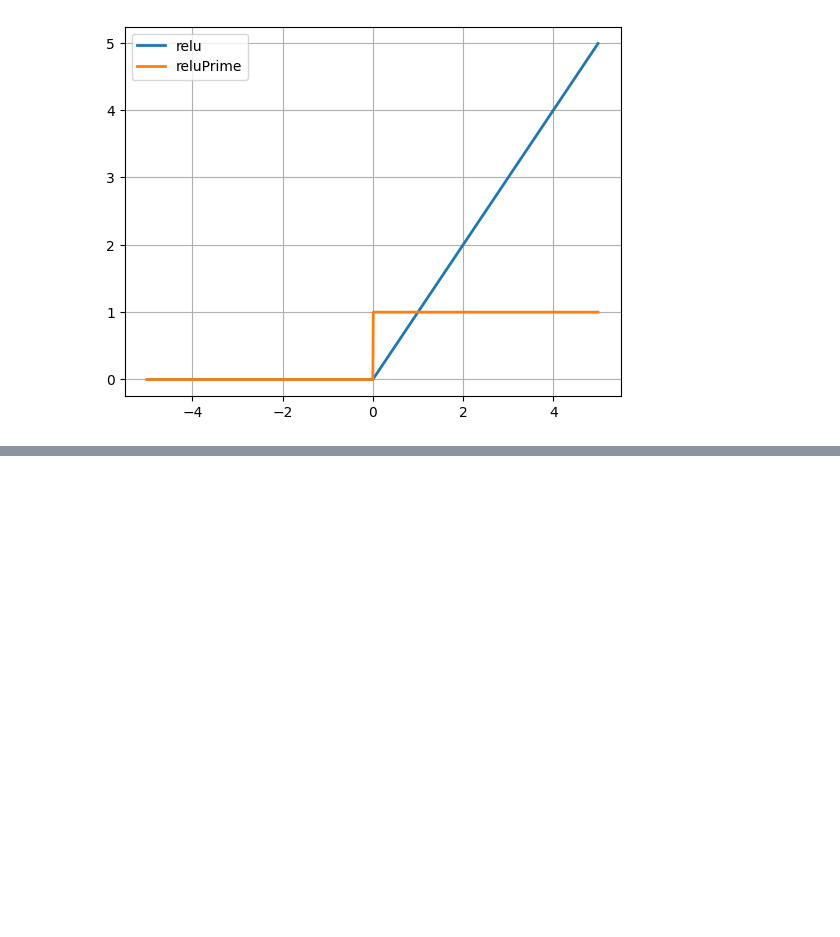
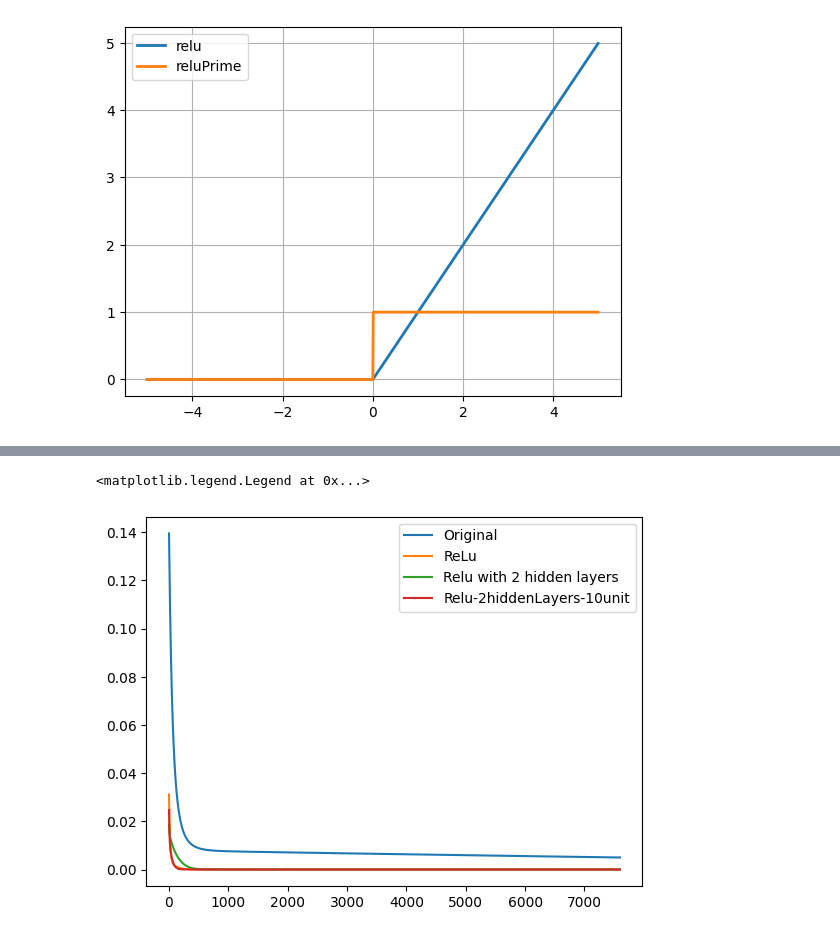
Before and after one commit to khanhthien123/CogSci131-Sp2024, a Jupyter notebook: NeuralNetsSummer23.ipynb, the cells around one changed output, grey strips where cells are left out. Saved outputs shown, nothing was run; the diff lists cells and outputs as text; code cells hidden in the pictures; blank space fills up the shorter version.

```diff
--- a/NeuralNetsSummer23.ipynb
+++ b/NeuralNetsSummer23.ipynb
@@ -341,0 +349,64 @@ plt.grid(1)
+# %%
+NN_Original = Neural_Network()
+NN_Relu = Neural_Network()
+NN_Relu_2 = Neural_Network_2_Hidden_Layers() #2 hidden layers with same size
+NN_Relu_3 = Neural_Network_2_Hidden_Layers() #2 hidden layers with 10 units on the second layer
+NN_Relu_3.setSecondLayerSize(10)
+
+scalar = 0.03
+threshold = 5e-3
+i = 1
+
+cost_original = float("inf")
+costs_NN_Original = []
+costs_NN_Relu = []
+costs_NN_Relu_2 = []
+costs_NN_Relu_3 = []
+iterations = []
+
+while cost_original > threshold:
+    dJdW1, dJdW2 = NN_Original.costFunctionPrime(X, y)
+    NN_Original.W1 -= scalar*dJdW1
+    NN_Original.W2 -= scalar*dJdW2
+    cost_original = NN_Original.costFunction(X,y)
+    costs_NN_Original.append(cost_original)
+
+    ##################
+    dJdW1, dJdW2 = NN_Relu.costFunctionPrime_ReLu(X, y)
+    NN_Relu.W1 -= scalar*dJdW1
+    NN_Relu.W2 -= scalar*dJdW2
+    cost = NN_Relu.costFunction_ReLu(X,y)
+    costs_NN_Relu.append(cost)
+
+    ###################
+    dJdW1, dJdW2, dJdW3 = NN_Relu_2.costFunctionPrime_ReLu(X, y)
+    NN_Relu_2.W1 -= scalar*dJdW1
+    NN_Relu_2.W2 -= scalar*dJdW2
+    NN_Relu_2.W3 -= scalar*dJdW3
+    cost = NN_Relu_2.costFunction_ReLu(X,y)
+    costs_NN_Relu_2.append(cost)
+
+    ###################
+    dJdW1, dJdW2, dJdW3 = NN_Relu_3.costFunctionPrime_ReLu(X, y)
+    NN_Relu_3.W1 -= scalar*dJdW1
+    NN_Relu_3.W2 -= scalar*dJdW2
+    NN_Relu_3.W3 -= scalar*dJdW3
+    cost = NN_Relu_3.costFunction_ReLu(X,y)
+    costs_NN_Relu_3.append(cost)
+
+    iterations.append(i)
+    i += 1
+
+# plt.plot(costs_NN_Original, iterations, label="Original")
+# plt.plot(costs_NN_Relu, iterations, label="ReLu")
+# plt.plot(costs_NN_Relu_2, iterations, label="ReLu with 2 hidden layers")
+# plt.plot(costs_NN_Relu_3, iterations, label="10 units for second layer")
+
+plt.plot(iterations, costs_NN_Original, label="Original")
+plt.plot(iterations, costs_NN_Relu, label="ReLu")
+plt.plot(iterations, costs_NN_Relu_2, label="ReLu with 2 hidden layers")
+plt.plot(iterations, costs_NN_Relu_3, label="10 units for second layer")
+plt.legend(["Original", "ReLu", "Relu with 2 hidden layers", "Relu-2hiddenLayers-10unit"])
+# %% [output]
+<matplotlib.legend.Legend at 0x...>
+[figure, added]
```
Also changed, not shown: parts of 13 cells of this notebook.
